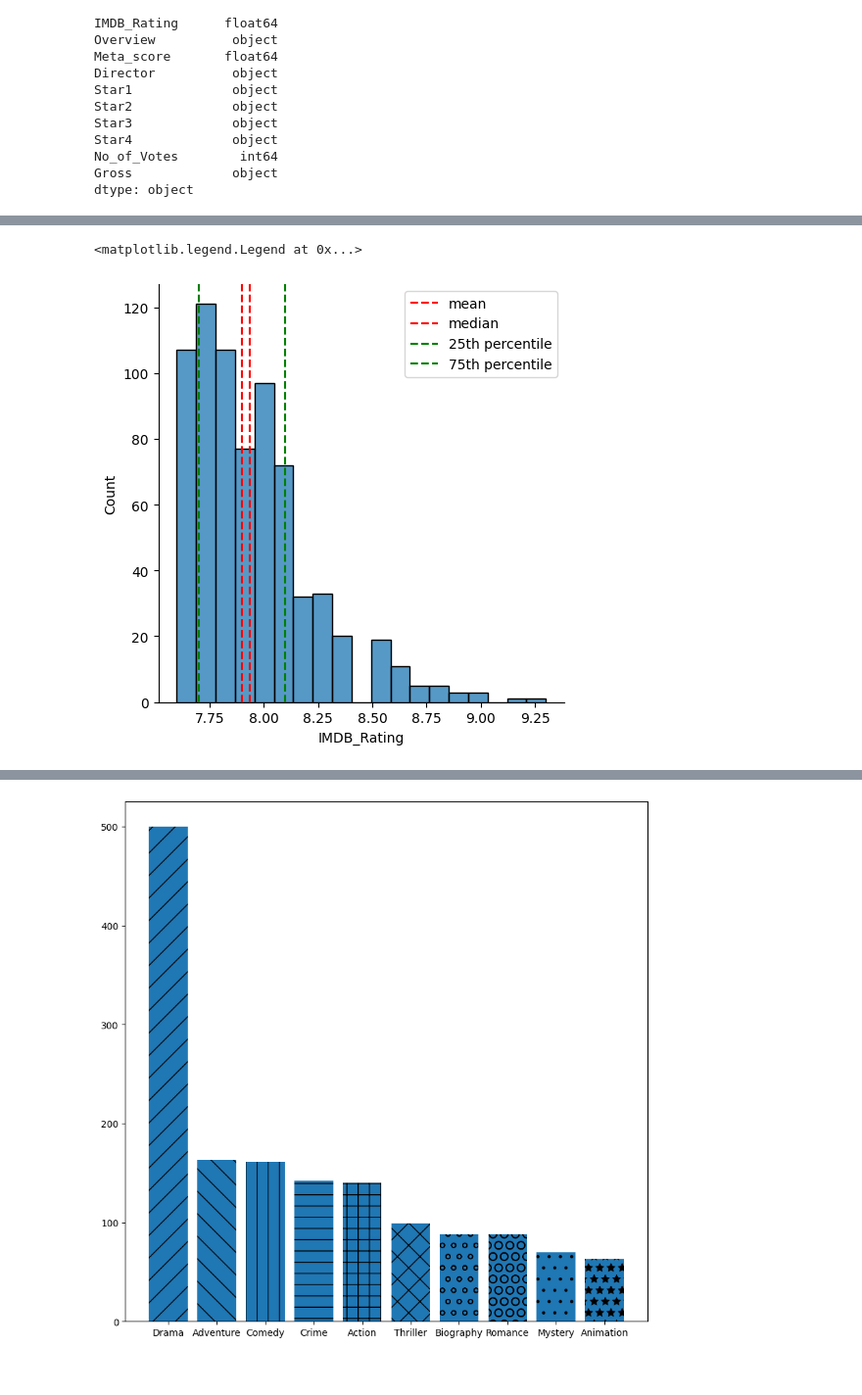
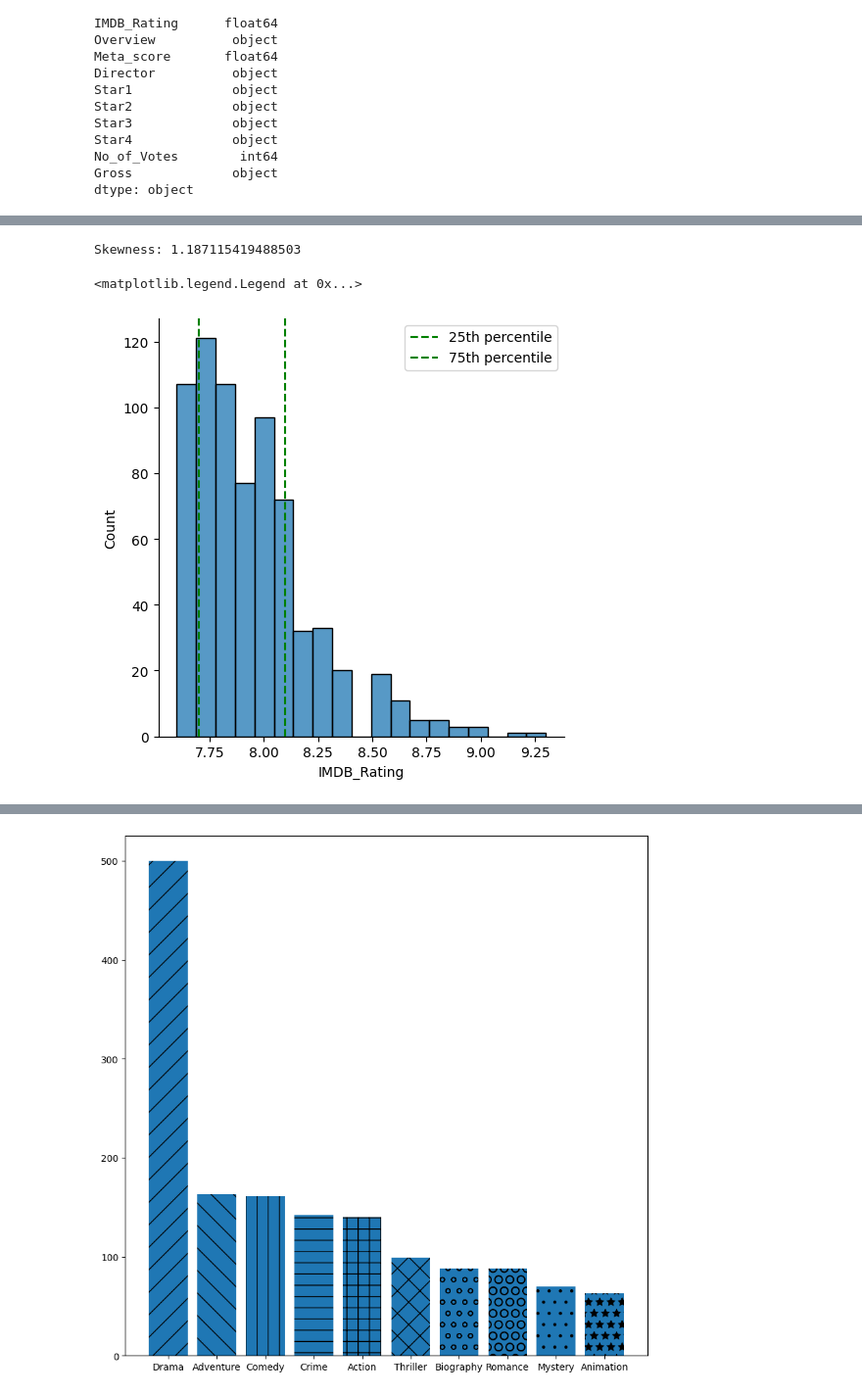
Before and after one commit to al27zanzottera/al27zanzottera.github.io, a Jupyter notebook: eda_imdb_top_1000.ipynb, the cells around one changed output, grey strips where cells are left out. Shown: that part at 98% size. Drawn from its saved outputs; the diff is of its cells as text; code cells hidden in the pictures.

```diff
--- a/eda_imdb_top_1000.ipynb
+++ b/eda_imdb_top_1000.ipynb
@@ -172,10 +178,13 @@ df.head(3)
+# %%
+skewness = skew(df['IMDB_Rating'])
+print("Skewness:", skewness)
+# %% [output]
+Skewness: 1.187115419488503
 # %%
 sns.displot(df['IMDB_Rating'])
-plt.axvline(x=np.mean(df['IMDB_Rating']), c = 'red', ls = '--', label = 'mean')
-plt.axvline(x=np.median(df['IMDB_Rating']), c = 'red', ls = '--', label = 'median')
 plt.axvline(x=np.percentile(df['IMDB_Rating'],25), c = 'green', ls = '--', label = '25th percentile')
 plt.axvline(x=np.percentile(df['IMDB_Rating'],75), c = 'green', ls = '--', label = '75th percentile')
 plt.legend()
 # %% [output]
 <matplotlib.legend.Legend at 0x...>
-[figure, old version]
+[figure, new version]
```
Also changed, not shown: parts of 29 cells of this notebook.
